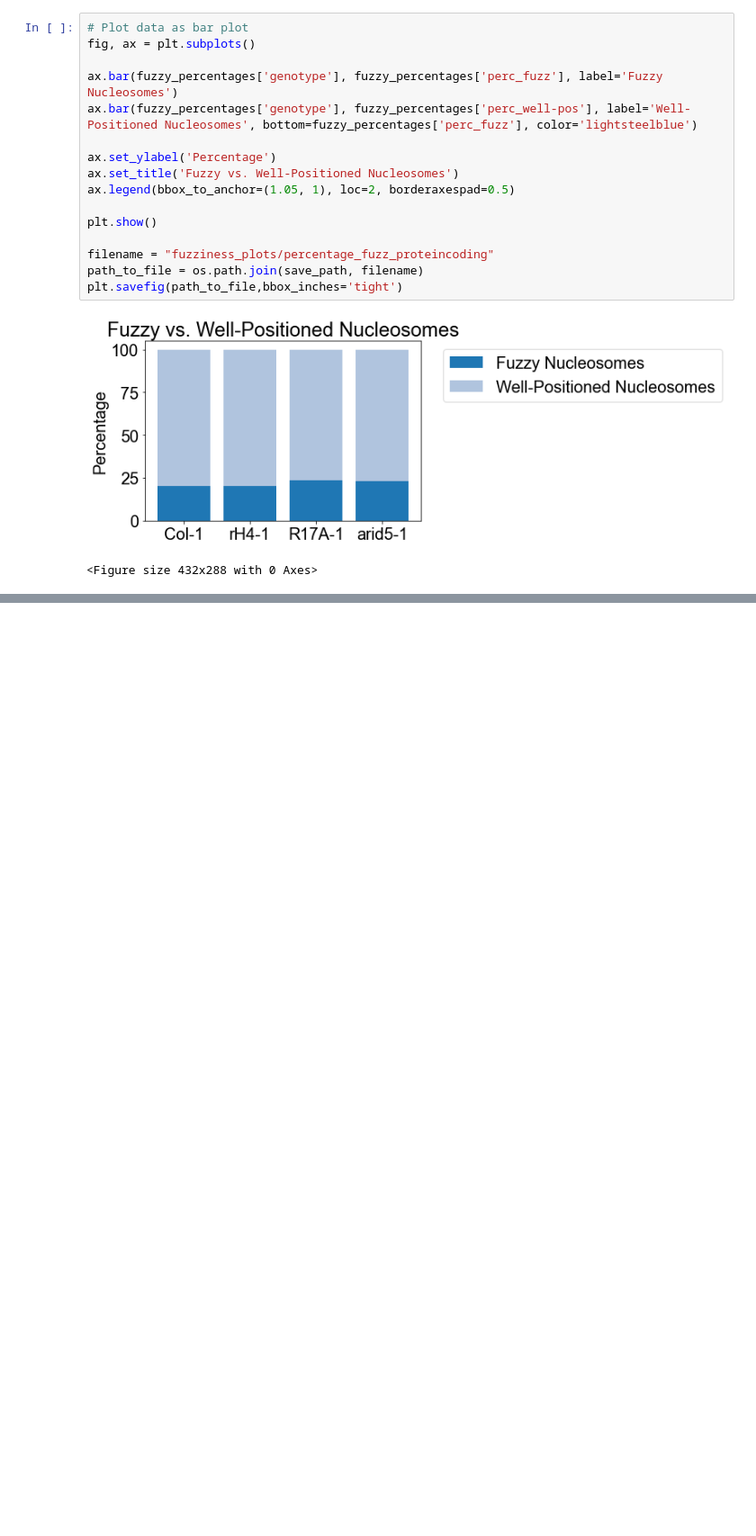
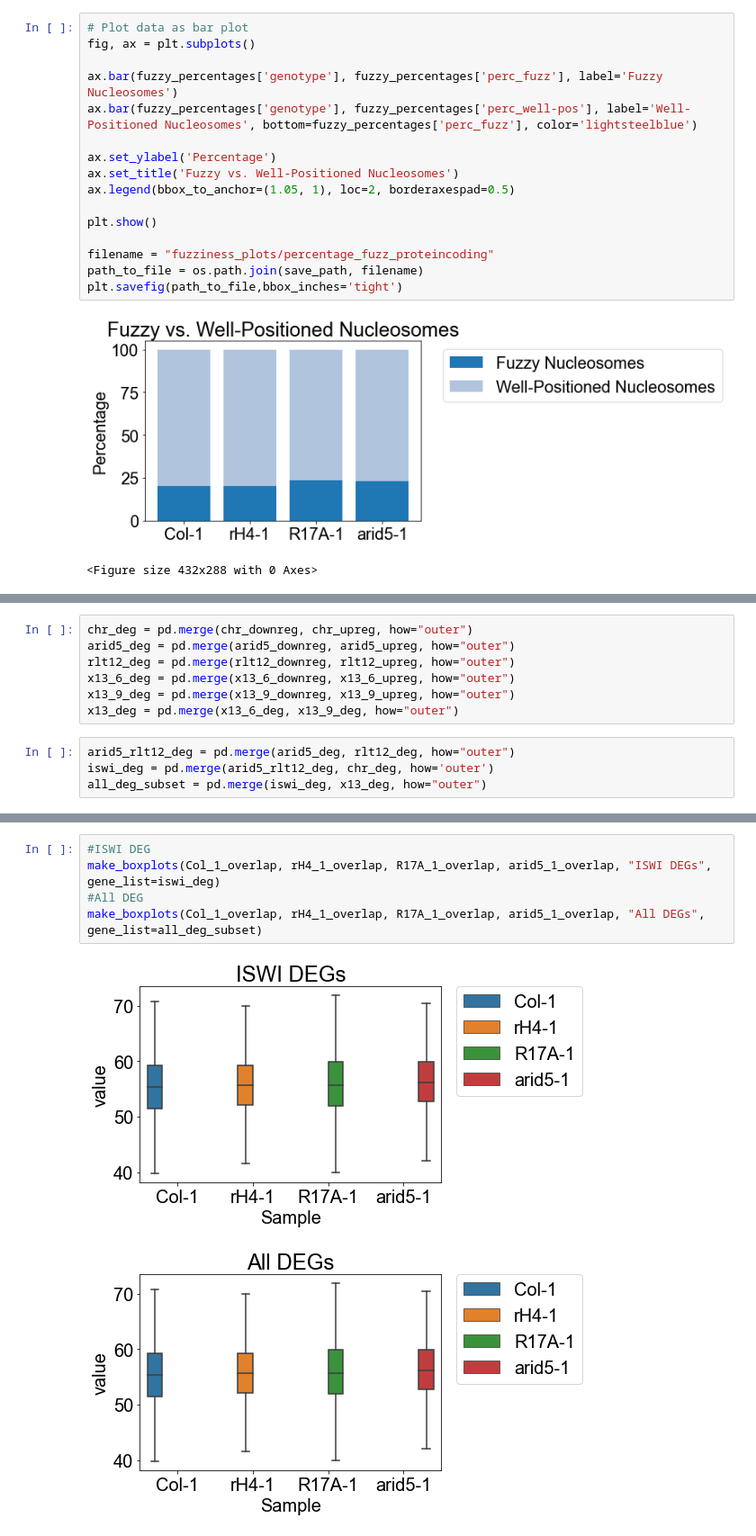
Before and after one commit to etc27/MNaseseq-workflow, a Jupyter notebook: analysis/calculate_fuzziness.ipynb, the cells around one changed output, grey strips where cells are left out. Shown: that part at 90% size. Cells and saved outputs as stored; diff of their text form; blank space fills up the shorter version.

```diff
--- a/analysis/calculate_fuzziness.ipynb
+++ b/analysis/calculate_fuzziness.ipynb
@@ -448,0 +533,11 @@ plt.savefig(path_to_file,bbox_inches='tight')
+# %%
+chr_deg = pd.merge(chr_downreg, chr_upreg, how="outer")
+arid5_deg = pd.merge(arid5_downreg, arid5_upreg, how="outer")
+rlt12_deg = pd.merge(rlt12_downreg, rlt12_upreg, how="outer")
+x13_6_deg = pd.merge(x13_6_downreg, x13_6_upreg, how="outer")
+x13_9_deg = pd.merge(x13_9_downreg, x13_9_upreg, how="outer")
+x13_deg = pd.merge(x13_6_deg, x13_9_deg, how="outer")
+# %%
+arid5_rlt12_deg = pd.merge(arid5_deg, rlt12_deg, how="outer")
+iswi_deg = pd.merge(arid5_rlt12_deg, chr_deg, how='outer')
+all_deg_subset = pd.merge(iswi_deg, x13_deg, how="outer")
@@ -448,0 +637,8 @@ plt.savefig(path_to_file,bbox_inches='tight')
+# %%
+#ISWI DEG
+make_boxplots(Col_1_overlap, rH4_1_overlap, R17A_1_overlap, arid5_1_overlap, "ISWI DEGs", gene_list=iswi_deg)
+#All DEG
+make_boxplots(Col_1_overlap, rH4_1_overlap, R17A_1_overlap, arid5_1_overlap, "All DEGs", gene_list=all_deg_subset)
+# %% [output]
+[figure, added]
+[figure, added]
```
Also changed, not shown: parts of 20 cells of this notebook.
